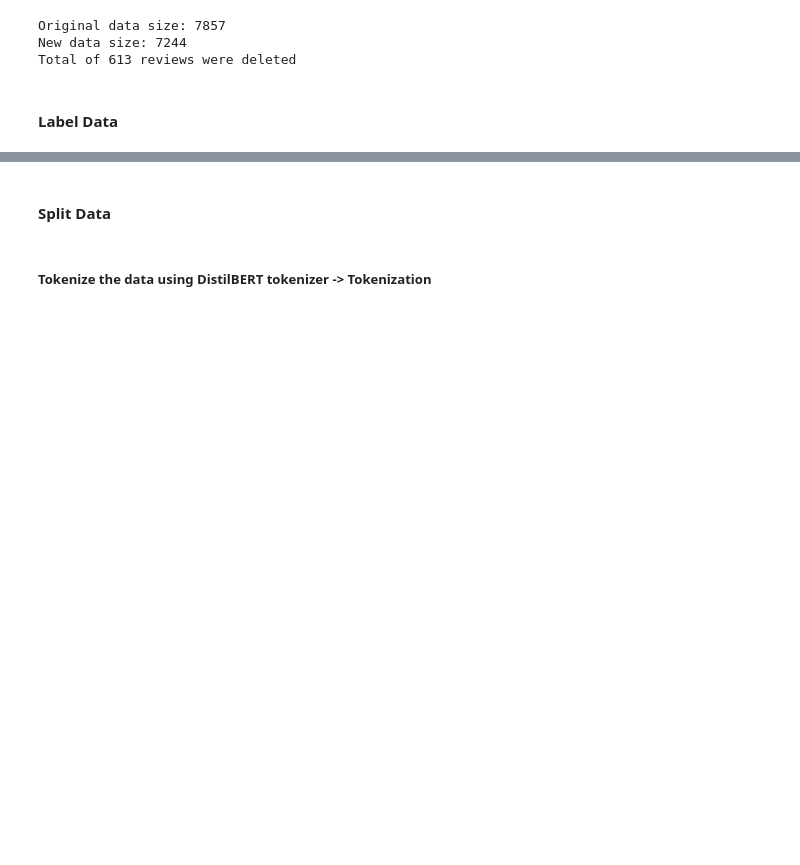
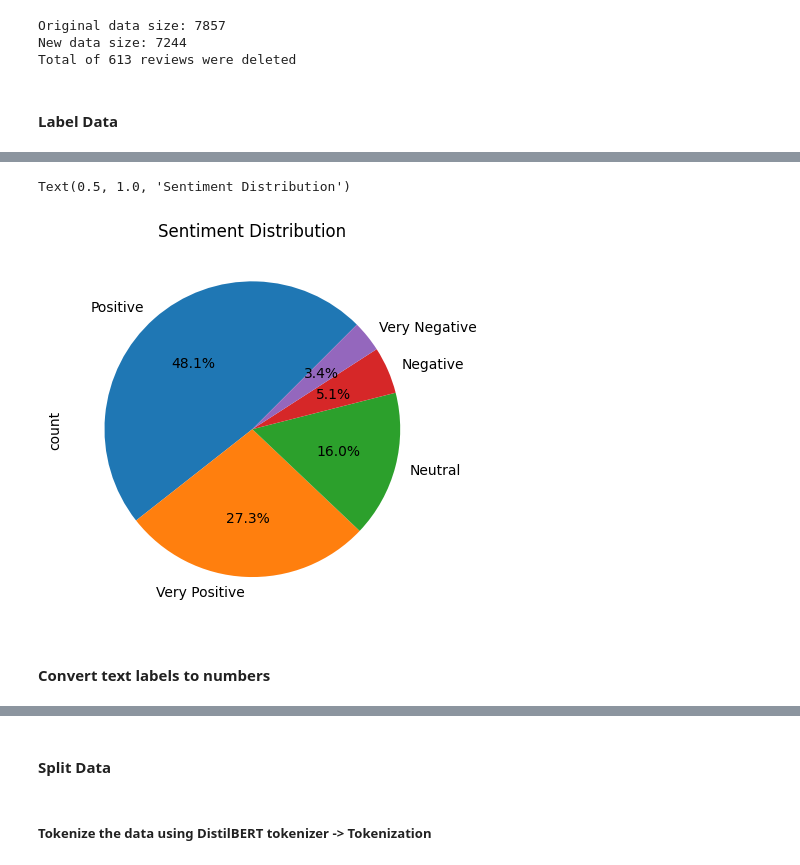
Before and after one commit to gen-git-26/Rreview_Analyzer, a Jupyter notebook: notebooks/experiments.ipynb, the cells around one changed output, grey strips where cells are left out. Cells and saved outputs as stored; diff of their text form; code cells hidden in the pictures; blank space fills up the shorter version.

```diff
--- a/notebooks/experiments.ipynb
+++ b/notebooks/experiments.ipynb
@@ -169,0 +130,11 @@ df_test[df_test['predicted_sentiment'] == 'Neutral']
+# %%
+# Delete the Unnamed column
+df = df.loc[:, ~df.columns.str.match('Unnamed')]
+# %%
+df['label'].value_counts().plot(kind='pie', autopct='%1.1f%%', startangle=45)
+plt.title('Sentiment Distribution')
+# %% [output]
+Text(0.5, 1.0, 'Sentiment Distribution')
+[figure, added]
+# %% [markdown]
+#### Convert text labels to numbers
```
Also changed, not shown: parts of 21 cells of this notebook.
